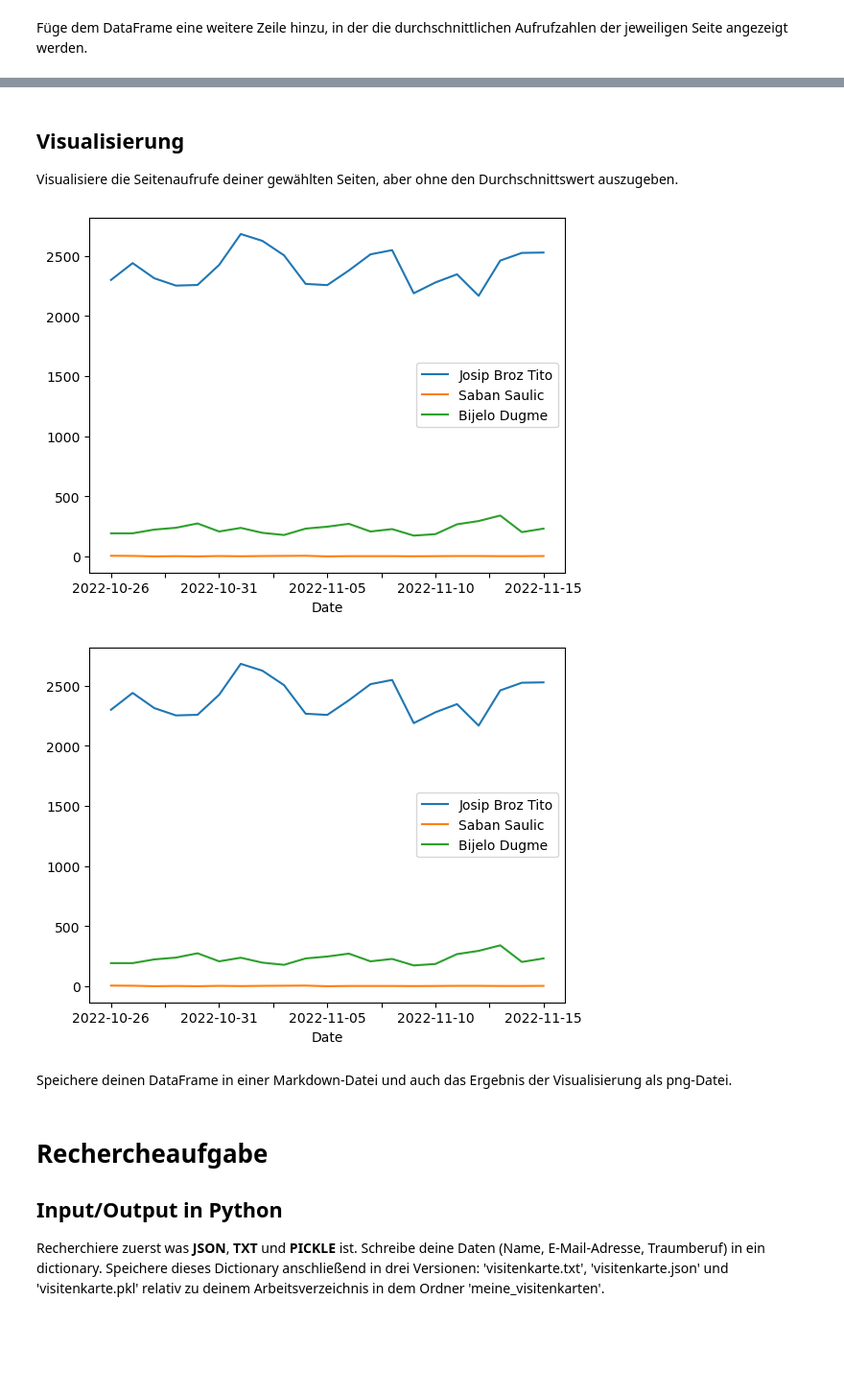
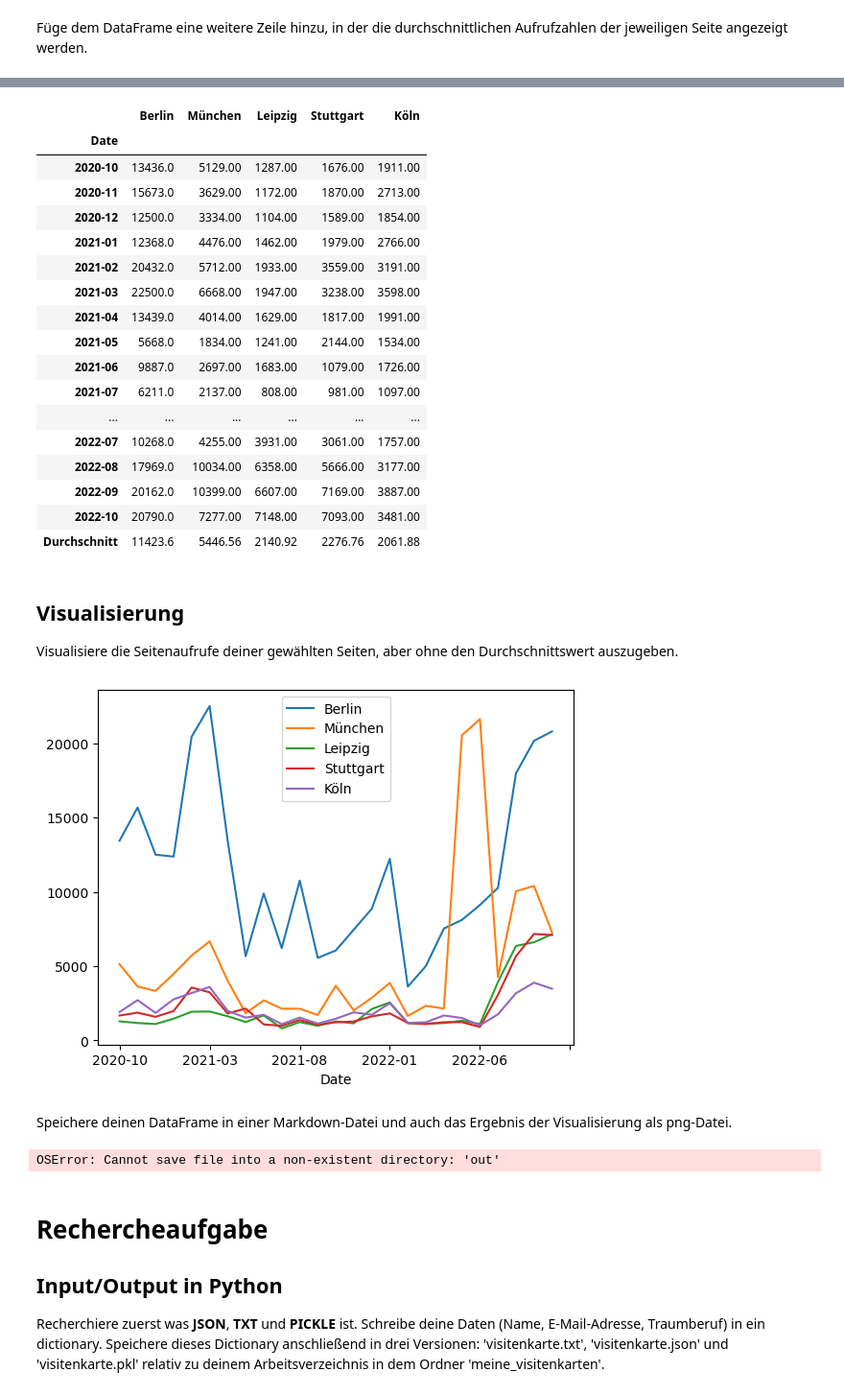
Before and after one commit to Tilana/datenjournalismus-in-python, a Jupyter notebook: workbook/aufgaben/uebungen6.ipynb, the cells around one changed output, grey strips where cells are left out. Shown: that part at 96% size. Cells and saved outputs as stored; diff of their text form; code cells hidden in the pictures; blank space fills up the shorter version.

```diff
--- a/workbook/aufgaben/uebungen6.ipynb
+++ b/workbook/aufgaben/uebungen6.ipynb
@@ -40,2 +10,8 @@ data
+# %%
+import pandas as pd
+
+df = pd.read_csv('data/city-stats.csv')
+
+df = df.set_index('Date')
 # %% [markdown]
 Lösche die Column mit den wenigsten Seitenaufrufen
@@ -95,18 +49,29 @@ data
+# %%
+df.loc['Durchschnitt'] = df.mean()
+
+#df['Durchschnitt pro Monat'] = df.mean(axis=1)
+
+df
+# %% [output]
+|  | Berlin | München | Leipzig | Stuttgart | Köln |
+| Date |  |  |  |  |  |
+| 2020-10 | 13436.0 | 5129.00 | 1287.00 | 1676.00 | 1911.00 |
+| 2020-11 | 15673.0 | 3629.00 | 1172.00 | 1870.00 | 2713.00 |
+| 2020-12 | 12500.0 | 3334.00 | 1104.00 | 1589.00 | 1854.00 |
+| 2021-01 | 12368.0 | 4476.00 | 1462.00 | 1979.00 | 2766.00 |
+| 2021-02 | 20432.0 | 5712.00 | 1933.00 | 3559.00 | 3191.00 |
+| 2021-03 | 22500.0 | 6668.00 | 1947.00 | 3238.00 | 3598.00 |
+| 2021-04 | 13439.0 | 4014.00 | 1629.00 | 1817.00 | 1991.00 |
+| 2021-05 | 5668.0 | 1834.00 | 1241.00 | 2144.00 | 1534.00 |
+| 2021-06 | 9887.0 | 2697.00 | 1683.00 | 1079.00 | 1726.00 |
+| 2021-07 | 6211.0 | 2137.00 | 808.00 | 981.00 | 1097.00 |
+| ... | ... | ... | ... | ... | ... |
+| 2022-07 | 10268.0 | 4255.00 | 3931.00 | 3061.00 | 1757.00 |
+| 2022-08 | 17969.0 | 10034.00 | 6358.00 | 5666.00 | 3177.00 |
+| 2022-09 | 20162.0 | 10399.00 | 6607.00 | 7169.00 | 3887.00 |
+| 2022-10 | 20790.0 | 7277.00 | 7148.00 | 7093.00 | 3481.00 |
+| Durchschnitt | 11423.6 | 5446.56 | 2140.92 | 2276.76 | 2061.88 |
 # %% [markdown]
 ## Visualisierung
 
 Visualisiere die Seitenaufrufe deiner gewählten Seiten, aber ohne den Durchschnittswert auszugeben.
-# %%
-# Dein Code
-import matplotlib
-'''
-Hier können wir uns zum Vorteil machen, dass drop keine permanenten Änderungen vornimmt.
-Wir können alle Durchschnitte droppen und anschließend den Dataframe plotten, ohne dass die Durchschnitte komplett verloren sind.
-Der letzte Funktionsaufruf 'get_figure' wird benötigt um den Graphen in eine Datenstruktur zu bringen, die auch als Bilddatei gespeichert werden kann.
-'''
-fig = data.drop('Tagesdurchschnitt', axis=1).drop('Durchschnitt').plot(kind='line').get_figure()
-# Alternative Diagramme
-#fig1 = data.sum().plot(kind='pie')
-# %% [output]
-[figure, removed]
-[figure, removed]
@@ -113,2 +80,7 @@ fig = data.drop('Tagesdurchschnitt', axis=1).drop('Durchschnitt').plot(kind='lin
+# %%
+import matplotlib
+fig = df.drop('Durchschnitt').plot(kind='line').get_figure()
+# %% [output]
+[figure, added]
 # %% [markdown]
 Speichere deinen DataFrame in einer Markdown-Datei und auch das Ergebnis der Visualisierung als png-Datei.
@@ -119,3 +89,8 @@ fig.savefig('graph.png')
+# %%
+df.to_csv('out/Stadt-Daten.csv')
+fig.savefig('out/Stadt-graph.png')
+# %% [output]
+OSError: Cannot save file into a non-existent directory: 'out'
 # %% [markdown]
 # Rechercheaufgabe
 ## Input/Output in Python
```
Also changed, not shown: parts of 18 cells of this notebook, 5 other files.
